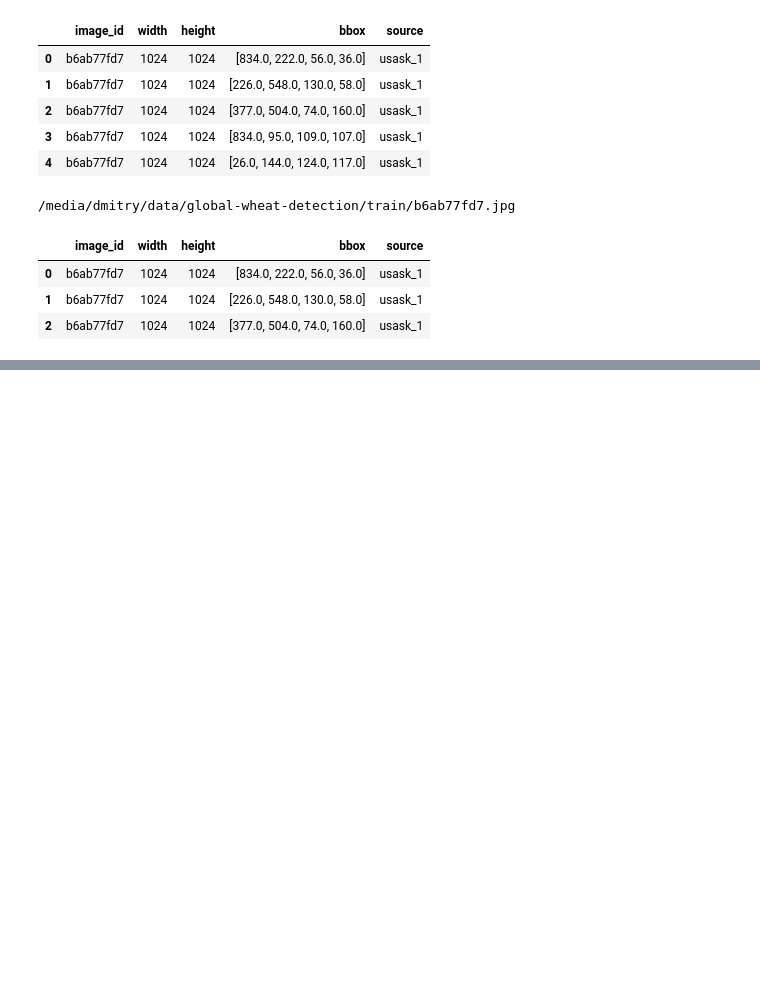
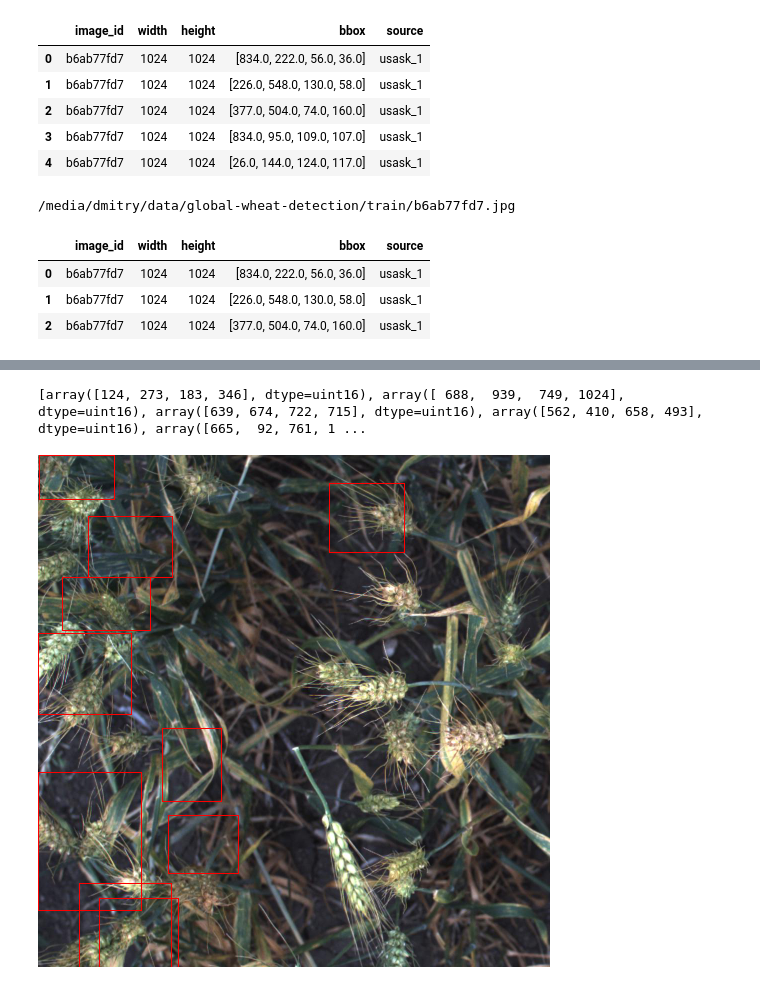
Before and after one commit to dmitry-vorobiev/kaggle-global-wheat-detection, a Jupyter notebook: nbs/dataset.ipynb, the cells around one changed output, grey strips where cells are left out. Saved outputs shown, nothing was run; the diff lists cells and outputs as text; code cells hidden in the pictures; blank space fills up the shorter version.

```diff
--- a/nbs/dataset.ipynb
+++ b/nbs/dataset.ipynb
@@ -125 +133,18 @@ Wall time: 21.6 s
+# %%
+tfms = [
+    A.Resize(512, 512, interpolation=cv2.INTER_AREA)
+]
+
+tfms = A.Compose(tfms, bbox_params={'format': 'pascal_voc', 'label_fields': ['bboxes']})
+# %%
+image, bboxes = ds[3]
+out = tfms(image=image, bboxes=bboxes)
+image, bboxes = out['image'], out['bboxes']
+print(bboxes)
+
+draw_boxes(image, bboxes)
+Image.fromarray(image)
+# %% [output]
+[array([124, 273, 183, 346], dtype=uint16), array([ 688,  939,  749, 1024], dtype=uint16), array([639, 674, 722, 715], dtype=uint16), array([562, 410, 658, 493], dtype=uint16), array([665,  92, 761, 1 ...
+[figure, added]
 # %%
```
Also changed, not shown: parts of 12 cells of this notebook.
